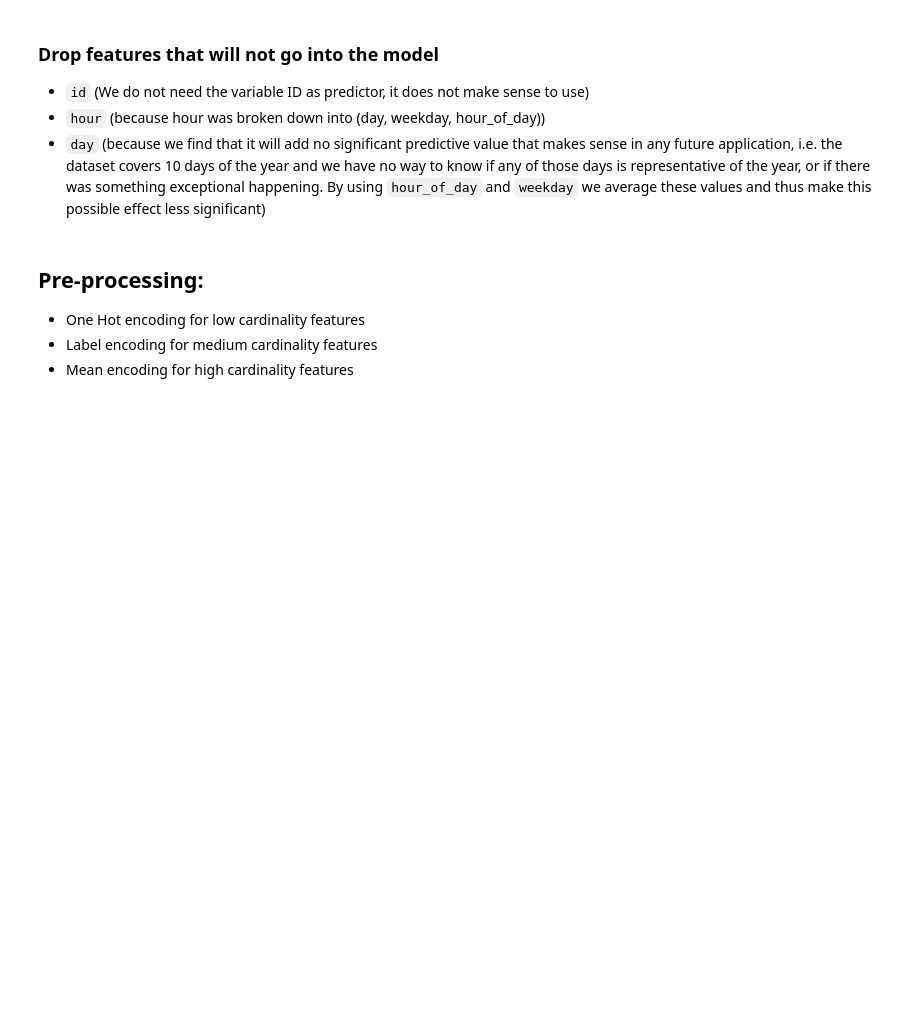
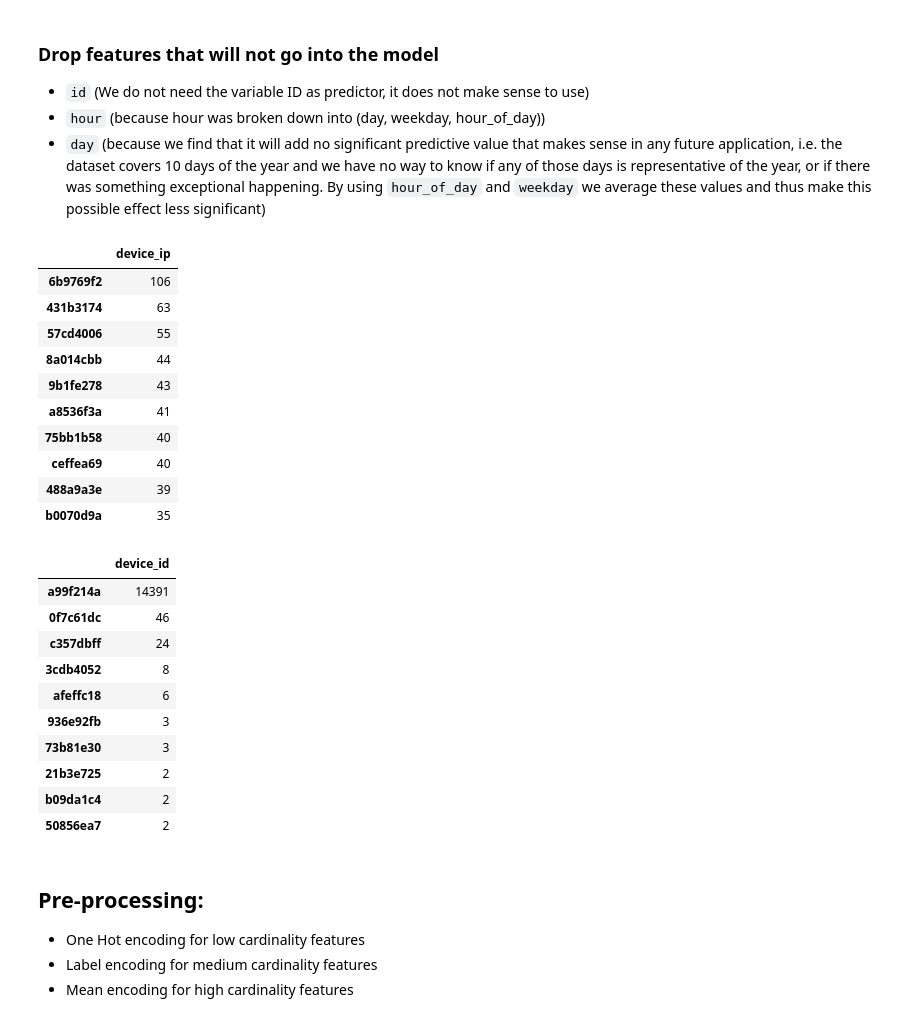
Before and after one commit to gilnribeiro/ML-Ad-Clicks-Project, a Jupyter notebook: Pre-processing.ipynb, the cells around one changed output. Drawn from its saved outputs; the diff is of its cells as text; code cells hidden in the pictures; blank space fills up the shorter version.

```diff
--- a/Pre-processing.ipynb
+++ b/Pre-processing.ipynb
@@ -12,6 +12,33 @@ df.drop(columns="Unnamed: 0", inplace=True)
 - `id` (We do not need the variable ID as predictor, it does not make sense to use)
 - `hour` (because hour was broken down into (day, weekday, hour_of_day))
 - `day` (because we find that it will add no significant predictive value that makes sense in any future application, i.e. the dataset covers 10 days of the year and we have no way to know if any of those days is representative of the year, or if there was something exceptional happening. By using `hour_of_day` and `weekday` we average these values and thus make this possible effect less significant)
+# %%
+pd.DataFrame(df.loc[df["click"] == 1, ['device_ip','click']]['device_ip'].value_counts()).head(10)
+pd.DataFrame(df.loc[df["click"] == 1, ['device_id','click']]['device_id'].value_counts()).head(10)
+# All id variables are weird
+# %% [output]
+|  | device_ip |
+| 6b9769f2 | 106 |
+| 431b3174 | 63 |
+| 57cd4006 | 55 |
+| 8a014cbb | 44 |
+| 9b1fe278 | 43 |
+| a8536f3a | 41 |
+| 75bb1b58 | 40 |
+| ceffea69 | 40 |
+| 488a9a3e | 39 |
+| b0070d9a | 35 |
+|  | device_id |
+| a99f214a | 14391 |
+| 0f7c61dc | 46 |
+| c357dbff | 24 |
+| 3cdb4052 | 8 |
+| afeffc18 | 6 |
+| 936e92fb | 3 |
+| 73b81e30 | 3 |
+| 21b3e725 | 2 |
+| b09da1c4 | 2 |
+| 50856ea7 | 2 |
 # %% [markdown]
 ## Pre-processing:
 - One Hot encoding for low cardinality features
```
Also changed, not shown: parts of 33 cells of this notebook, 4 other files.
